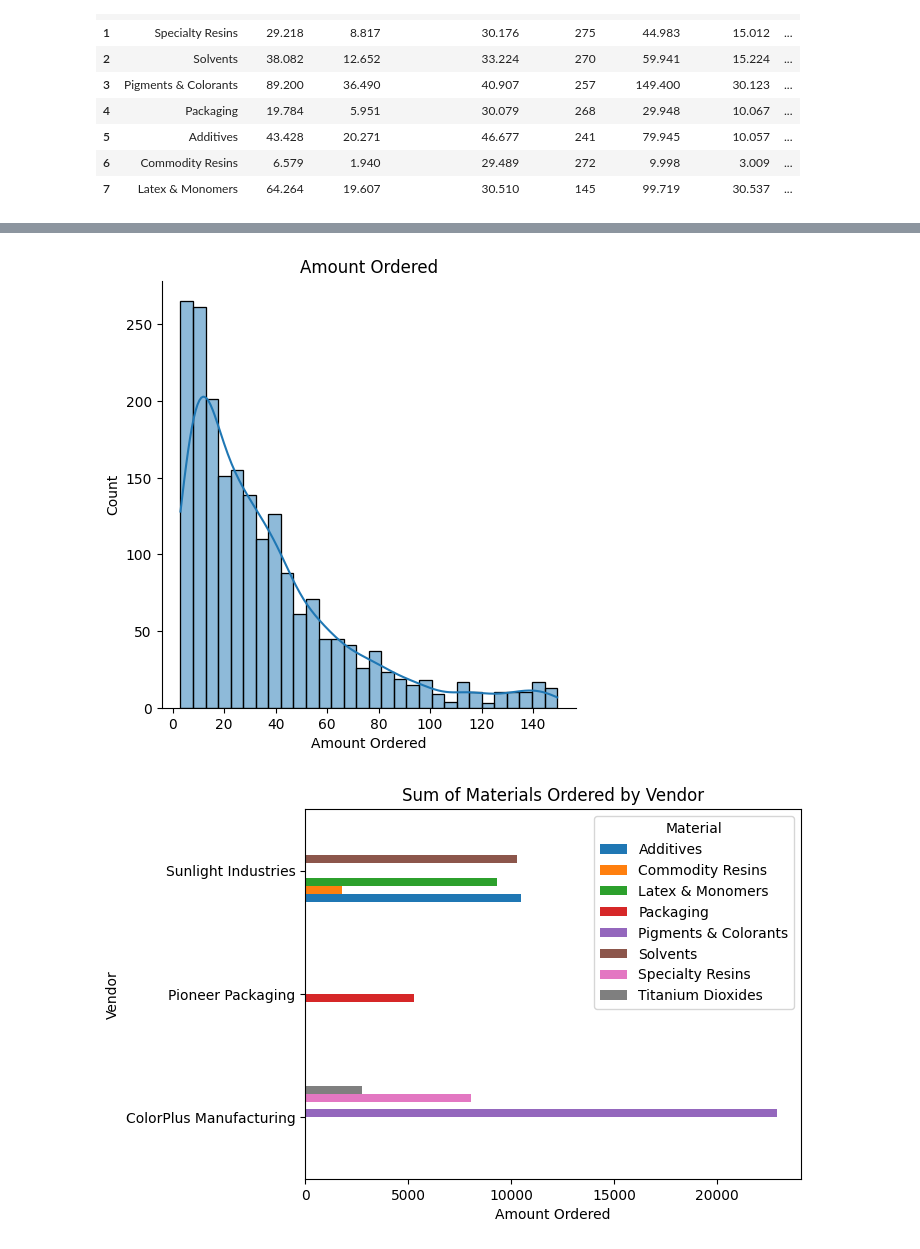
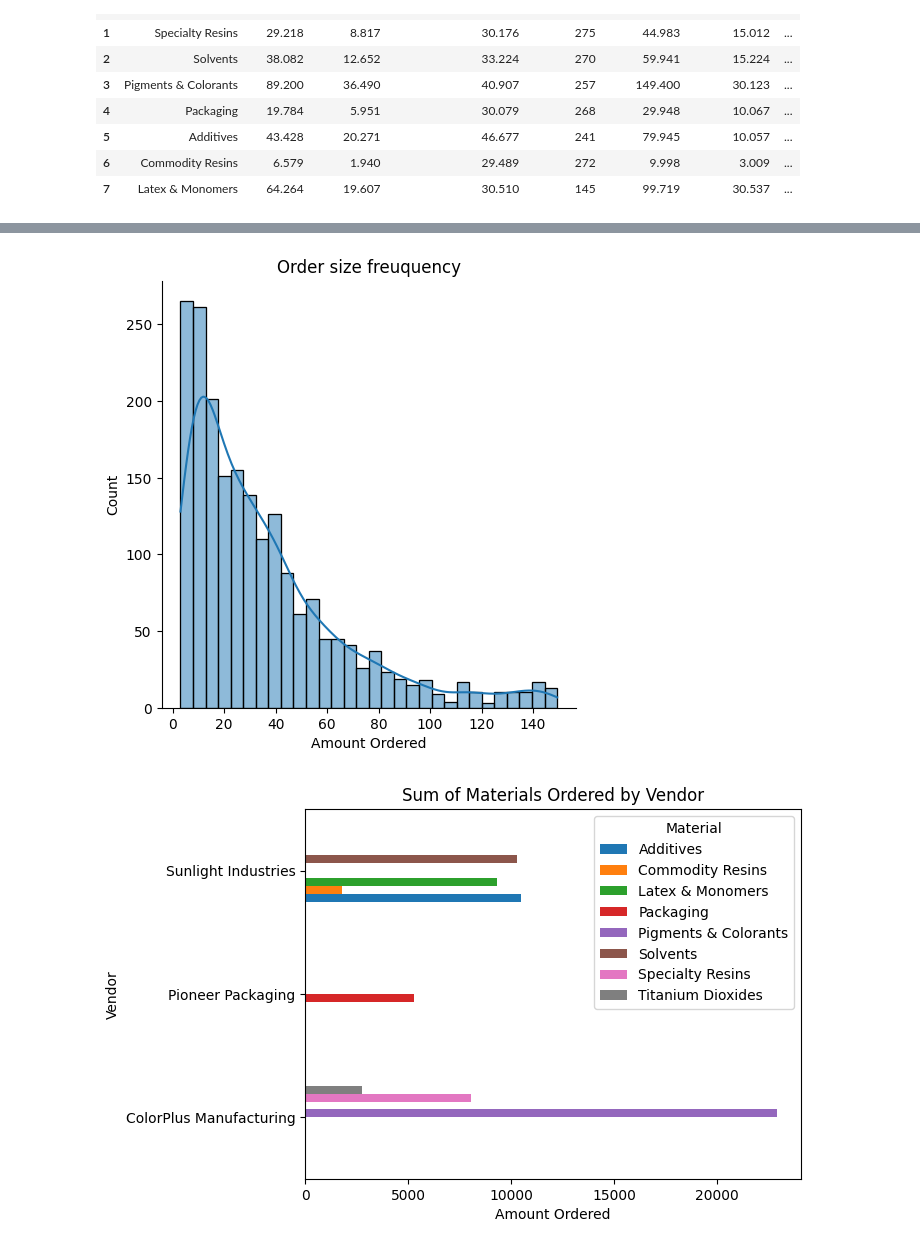
Before and after one commit to aaaka5h/BOLT-Datathon, a Jupyter notebook: analysis.ipynb, the cells around one changed output, grey strips where cells are left out. Drawn from its saved outputs; the diff is of its cells as text; code cells hidden in the pictures.

```diff
--- a/analysis.ipynb
+++ b/analysis.ipynb
@@ -190,9 +270,9 @@ pd.DataFrame(material_stats)
 # %%
 sns.displot(case_df['Amount Ordered'], kde=True, bins=30);
-plt.title("Amount Ordered")
+plt.title("Order size freuquency")
 plt.show()
 # %% [output]
-[figure, old version]
+[figure, new version]
 # %%
 case_pivot_table = pd.pivot_table(case_df, values='Amount Ordered', index='Vendor', columns='Material', aggfunc='sum')
 case_pivot_table.plot(kind='barh')
```
Also changed, not shown: parts of 8 cells of this notebook.
